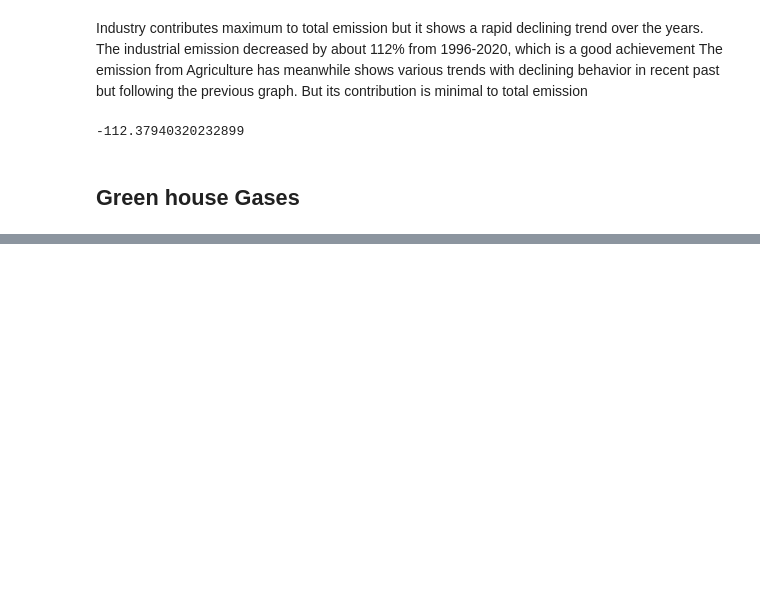
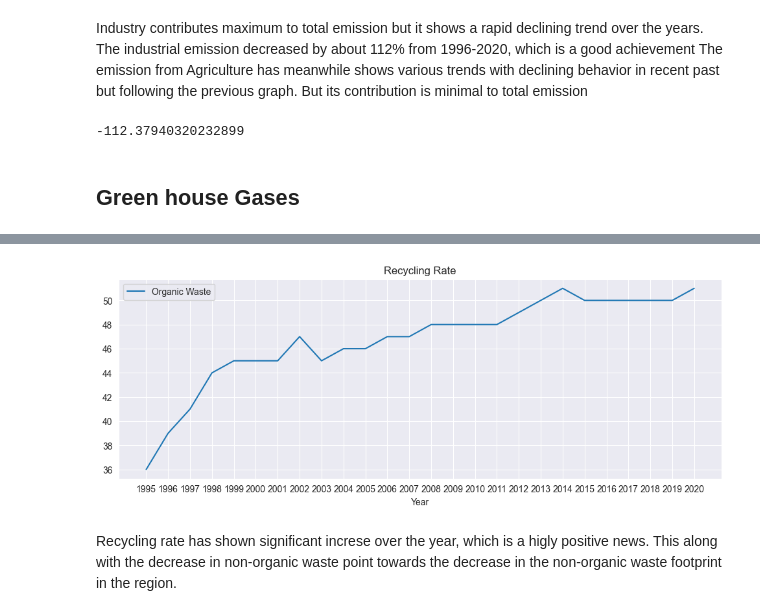
Before and after one commit to AshnaC/saki-project, a Jupyter notebook: project/report.ipynb, the cells around one changed output, grey strips where cells are left out. Cells and saved outputs as stored; diff of their text form; code cells hidden in the pictures; blank space fills up the shorter version.

```diff
--- a/project/report.ipynb
+++ b/project/report.ipynb
@@ -483,0 +588,23 @@ df_green
+# %%
+cols = df_t.columns.str.startswith('Recycling rate')
+cols = df_t.columns[cols]
+df_recycle = df_t[cols].dropna()
+# %%
+# Plotting the bar plot
+
+years = df_recycle.index.values
+values = df_recycle[cols[0]].astype(float)
+
+plt.figure(figsize=(12, 4))
+
+plt.plot(values, label='Organic Waste')
+plt.xlabel('Year')
+plt.title('Recycling Rate')
+
+plt.legend()
+plt.show()
+# %% [output]
+[figure, added]
+# %% [markdown]
+Recycling rate has shown significant increse over the year, which is a higly positive news.
+This along with the decrease in non-organic waste point towards the decrease in the non-organic waste footprint in the region.
```
Also changed, not shown: parts of 34 cells of this notebook.
